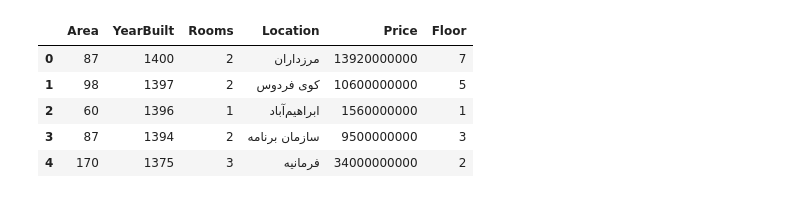
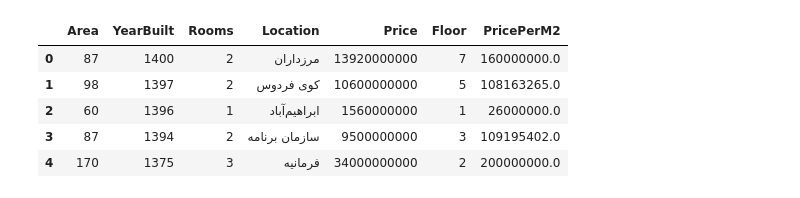
Before and after one commit to alavi-sam/house-analysis, a Jupyter notebook: analysis_notebook.ipynb, the cells around one changed output. Cells and saved outputs as stored; diff of their text form; code cells hidden in the pictures.

```diff
--- a/analysis_notebook.ipynb
+++ b/analysis_notebook.ipynb
@@ -52,6 +52,8 @@ df['YearBuilt'] = df['YearBuilt'].astype(np.uint16)
 df['Rooms'] = df['Rooms'].astype(np.uint8)
 df['Price'] = df['Price'].astype(np.uint64)
 df['Floor'] = df['Floor'].astype(np.uint8)
+df['PricePerM2'] = (df['Price'] / df['Area']).round()
+df['Location'] = df['Location'].str.strip()
 
 print(df.info())
 df.head()
@@ -72,10 +75,10 @@ memory usage: 24.5+ KB
 None
-|  | Area | YearBuilt | Rooms | Location | Price | Floor |
-| 0 | 87 | 1400 | 2 | مرزداران | 13920000000 | 7 |
-| 1 | 98 | 1397 | 2 | کوی فردوس | 10600000000 | 5 |
-| 2 | 60 | 1396 | 1 | ابراهیم‌آباد | 1560000000 | 1 |
-| 3 | 87 | 1394 | 2 | سازمان برنامه | 9500000000 | 3 |
-| 4 | 170 | 1375 | 3 | فرمانیه | 34000000000 | 2 |
+|  | Area | YearBuilt | Rooms | Location | Price | Floor | PricePerM2 |
+| 0 | 87 | 1400 | 2 | مرزداران | 13920000000 | 7 | 160000000.0 |
+| 1 | 98 | 1397 | 2 | کوی فردوس | 10600000000 | 5 | 108163265.0 |
+| 2 | 60 | 1396 | 1 | ابراهیم‌آباد | 1560000000 | 1 | 26000000.0 |
+| 3 | 87 | 1394 | 2 | سازمان برنامه | 9500000000 | 3 | 109195402.0 |
+| 4 | 170 | 1375 | 3 | فرمانیه | 34000000000 | 2 | 200000000.0 |
 # %%
 def calculate_age(year):
     today_date = datetime.now()
```
Also changed, not shown: parts of 14 cells of this notebook, 1 other file.
